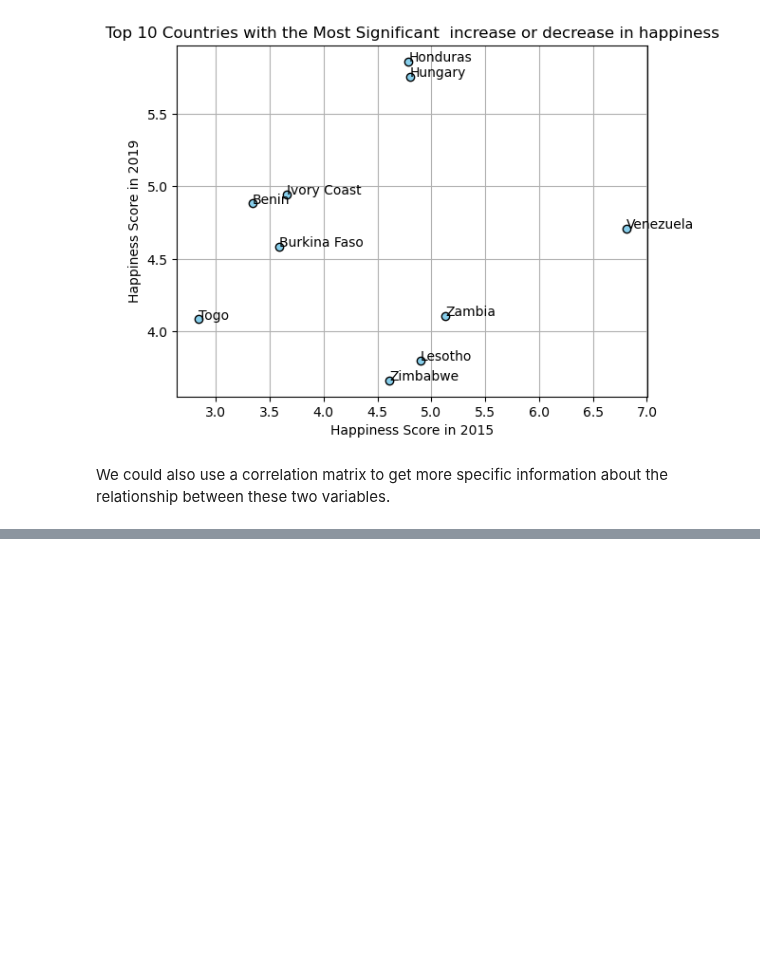
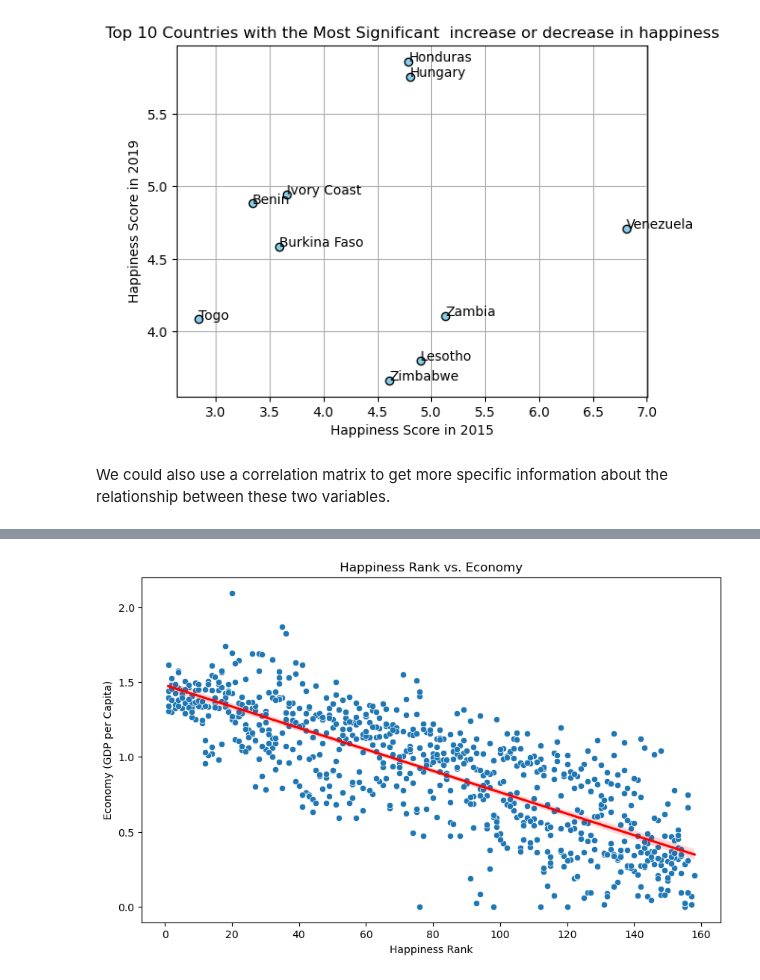
Before and after one commit to Tuwaiq-DS-ML-bootcamp-V-7/Usecase-2, a Jupyter notebook: EDA_explain_template_Abdullah .ipynb, the cells around one changed output, grey strips where cells are left out. Drawn from its saved outputs; the diff is of its cells as text; code cells hidden in the pictures; blank space fills up the shorter version.

```diff
--- a/EDA_explain_template_Abdullah .ipynb
+++ b/EDA_explain_template_Abdullah .ipynb
@@ -961,0 +1026,13 @@ We could also use a correlation matrix to get more specific information about th
+# %%
+correlation = World_Happiness_v2[['Happiness Rank', 'Economy (GDP per Capita)']].corr().loc['Happiness Rank', 'Economy (GDP per Capita)']
+plt.figure(figsize=(10, 6))
+sns.scatterplot(x='Happiness Rank', y='Economy (GDP per Capita)', data=World_Happiness_v2)
+
+plt.xlabel('Happiness Rank')
+plt.ylabel('Economy (GDP per Capita)')
+plt.title(' Happiness Rank vs. Economy ')
+sns.regplot(x='Happiness Rank', y='Economy (GDP per Capita)', data=World_Happiness_v2, scatter=False, color='red')
+
+plt.show()
+# %% [output]
+[figure, added]
```
Also changed, not shown: parts of 23 cells of this notebook.
